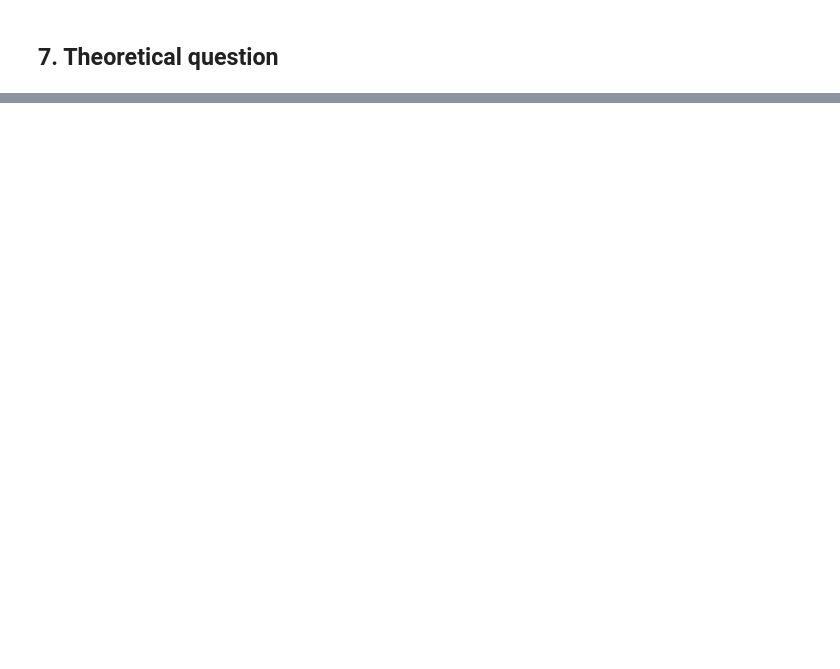
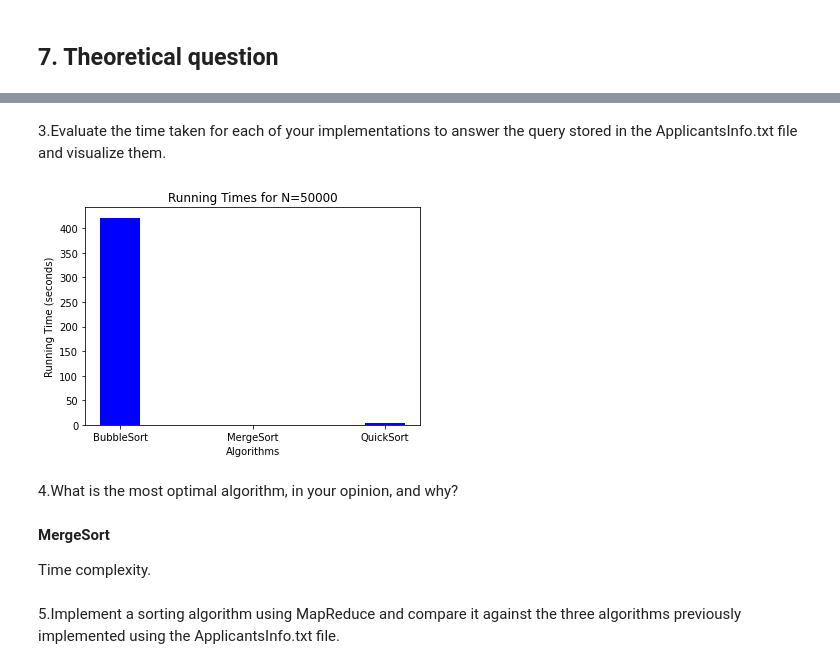
Before and after one commit to albachiarabellaroba/HW3---Group-16, a Jupyter notebook: Copia_di_main_Albachiara.ipynb, the cells around one changed output, grey strips where cells are left out. Drawn from its saved outputs; the diff is of its cells as text; code cells hidden in the pictures; blank space fills up the shorter version.

```diff
--- a/Copia_di_main_Albachiara.ipynb
+++ b/Copia_di_main_Albachiara.ipynb
@@ -763,0 +1247,2 @@ dif.show()
+# %% [markdown]
+3.Evaluate the time taken for each of your implementations to answer the query stored in the ApplicantsInfo.txt file and visualize them.
@@ -763,0 +1251,20 @@ dif.show()
+# %%
+algorithms = ['BubbleSort', 'MergeSort', 'QuickSort']
+times = [421.474, 0.382, 3.192]
+
+plt.bar(algorithms, times, color ='blue', width = 0.3)
+
+plt.xlabel("Algorithms")
+plt.ylabel("Running Time (seconds)")
+plt.title("Running Times for N=50000")
+plt.show()
+# %% [output]
+[figure, added]
+# %% [markdown]
+4.What is the most optimal algorithm, in your opinion, and why?
+# %% [markdown]
+**MergeSort**
+
+Time complexity.
+# %% [markdown]
+5.Implement a sorting algorithm using MapReduce and compare it against the three algorithms previously implemented using the ApplicantsInfo.txt file.
```
Also changed, not shown: parts of 79 cells of this notebook.
